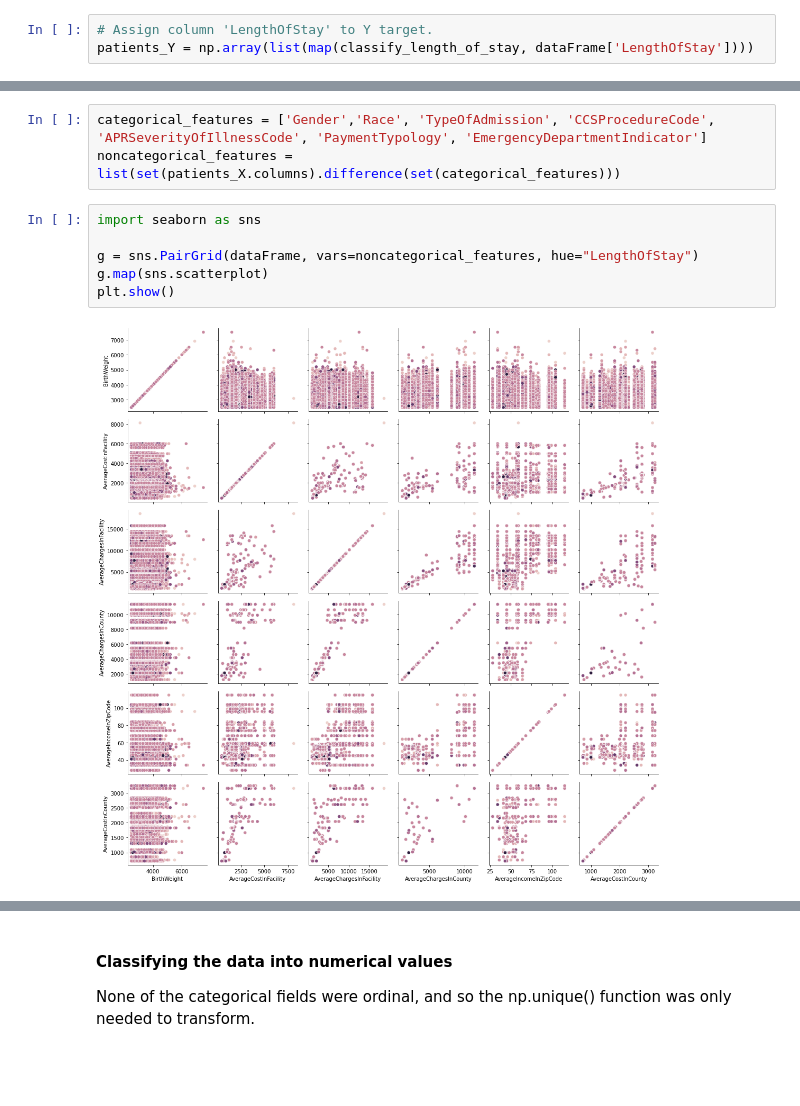
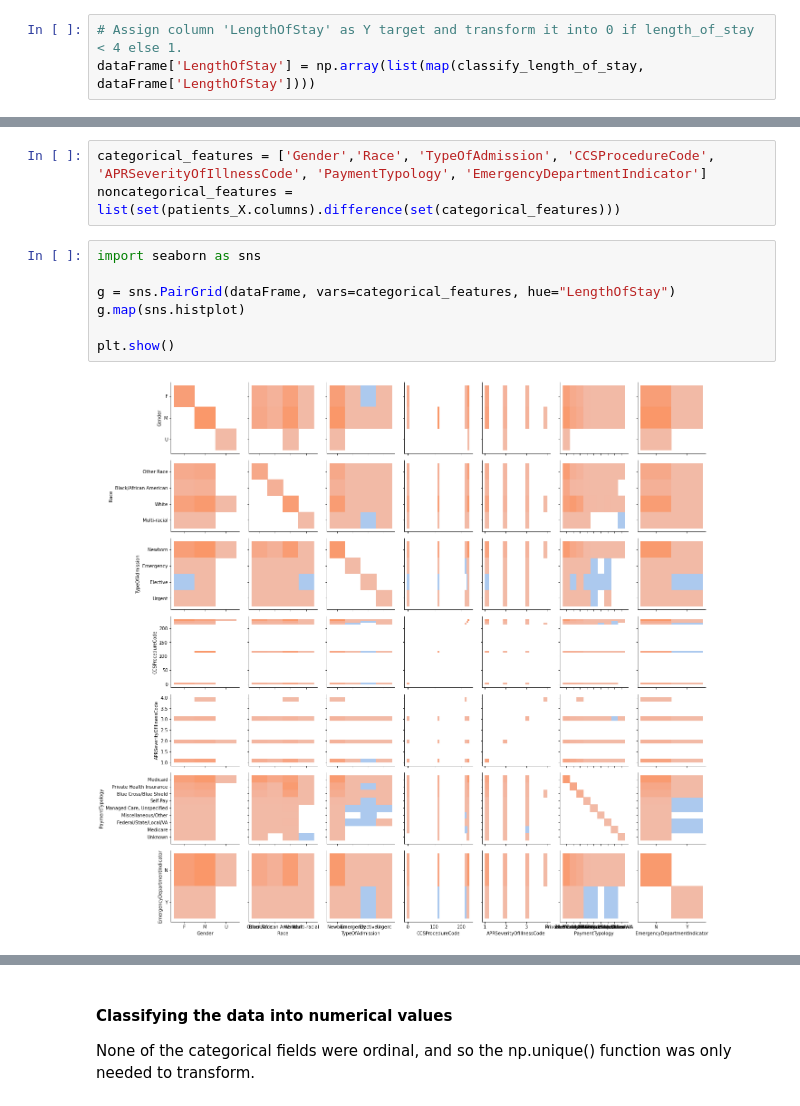
Before and after one commit to Luke-Mason/ML-A1, a Jupyter notebook: Assignment-1.ipynb, the cells around one changed output, grey strips where cells are left out. Drawn from its saved outputs; the diff is of its cells as text; blank space fills up the shorter version.

Commit message:
Added more EDA Plotting, assigned transformed LengthOfStay to DataFrame

```diff
--- a/Assignment-1.ipynb
+++ b/Assignment-1.ipynb
@@ -89,8 +89,8 @@ dtype: int64
 # Drop non-attribute columns
 patients_X = dataFrame.drop(['ID', 'HealthServiceArea', 'LengthOfStay'], axis=1)
 # %%
-# Assign column 'LengthOfStay' to Y target.
-patients_Y = np.array(list(map(classify_length_of_stay, dataFrame['LengthOfStay'])))
+# Assign column 'LengthOfStay' as Y target and transform it into 0 if length_of_stay < 4 else 1.
+dataFrame['LengthOfStay'] = np.array(list(map(classify_length_of_stay, dataFrame['LengthOfStay'])))
 # %% [markdown]
 # Exploratory Data Analysis
 
@@ -141,8 +141,9 @@ noncategorical_features = list(set(patients_X.columns).difference(set(categorica
 # %%
 import seaborn as sns
 
-g = sns.PairGrid(dataFrame, vars=noncategorical_features, hue="LengthOfStay")
-g.map(sns.scatterplot)
+g = sns.PairGrid(dataFrame, vars=categorical_features, hue="LengthOfStay")
+g.map(sns.histplot)
+
 plt.show()
 # %% [output]
-[figure, old version]
+[figure, new version]
```
Also changed, not shown: parts of 8 cells of this notebook.
